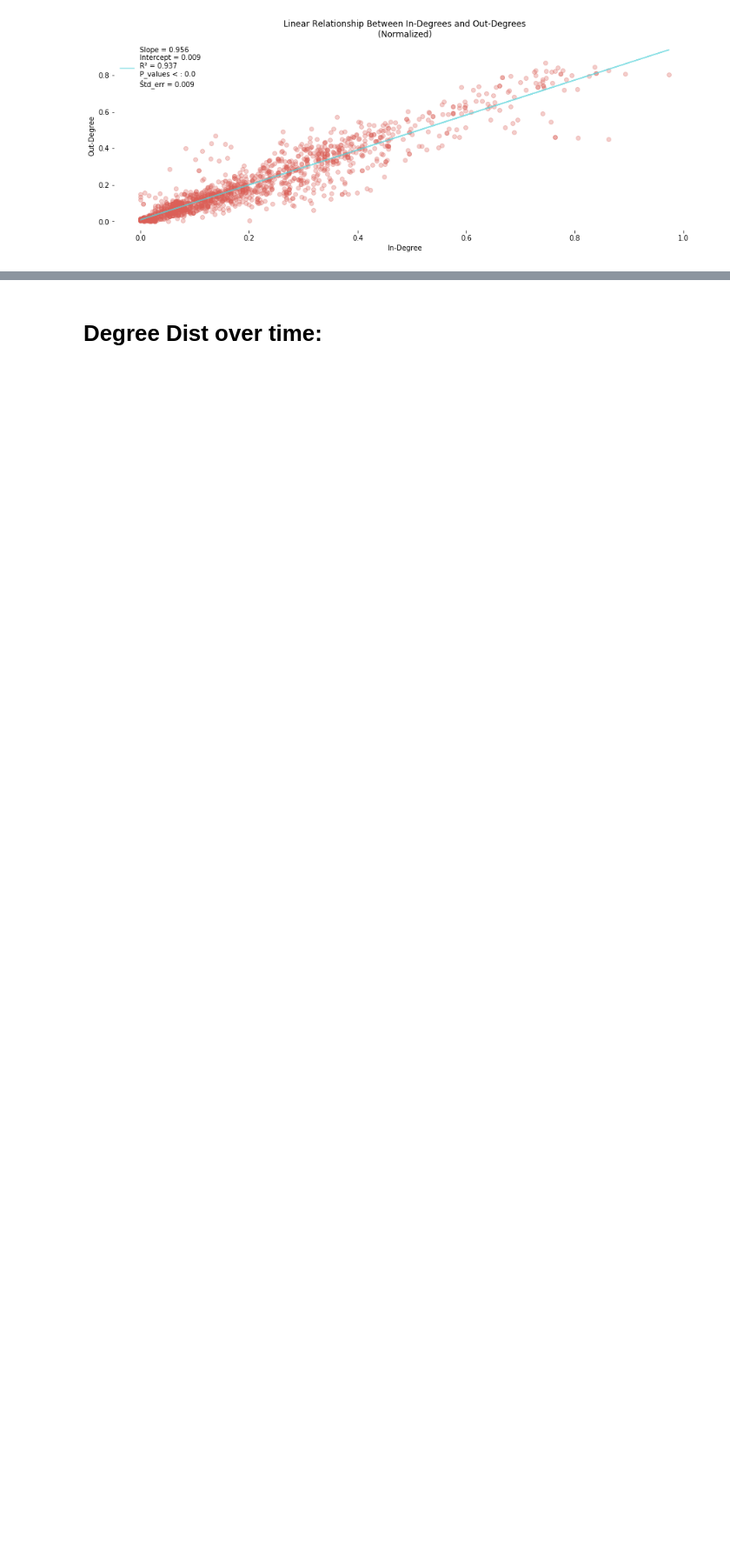
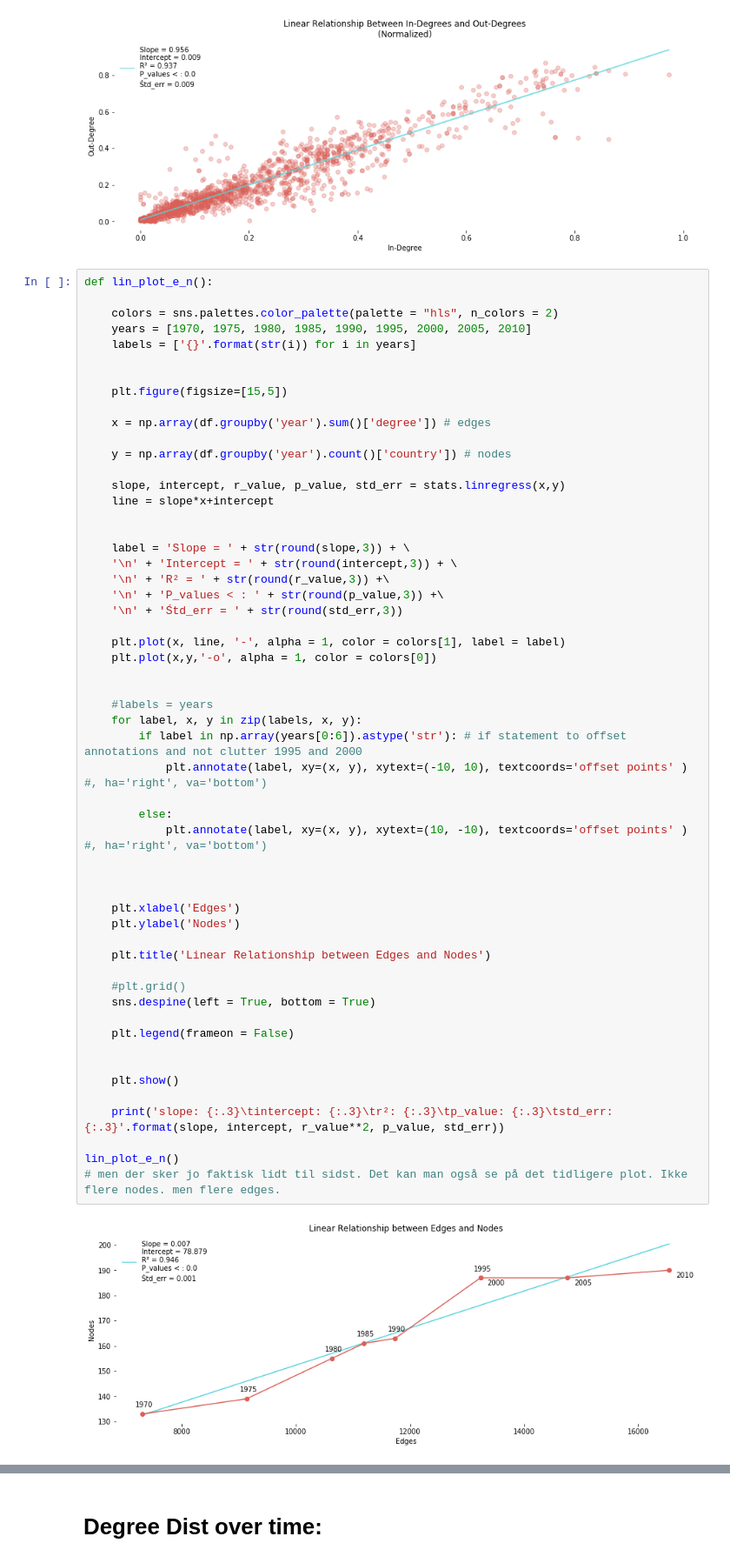
Before and after one commit to Polichinel/SNA, a Jupyter notebook: main_py.ipynb, the cells around one changed output, grey strips where cells are left out. Shown at 87% size. Drawn from its saved outputs; the diff is of its cells as text; blank space fills up the shorter version.

```diff
--- a/main_py.ipynb
+++ b/main_py.ipynb
@@ -102,3 +102,60 @@ def plot_in_out(df=df):
 plot_in_out()
 # %% [output]
 [figure]
+# %%
+def lin_plot_e_n():
+
+    colors = sns.palettes.color_palette(palette = "hls", n_colors = 2)
+    years = [1970, 1975, 1980, 1985, 1990, 1995, 2000, 2005, 2010]
+    labels = ['{}'.format(str(i)) for i in years]
+
+
+    plt.figure(figsize=[15,5])
+
+    x = np.array(df.groupby('year').sum()['degree']) # edges
+
+    y = np.array(df.groupby('year').count()['country']) # nodes
+
+    slope, intercept, r_value, p_value, std_err = stats.linregress(x,y)
+    line = slope*x+intercept
+
+
+    label = 'Slope = ' + str(round(slope,3)) + \
+    '\n' + 'Intercept = ' + str(round(intercept,3)) + \
+    '\n' + 'R² = ' + str(round(r_value,3)) +\
+    '\n' + 'P_values < : ' + str(round(p_value,3)) +\
+    '\n' + 'Śtd_err = ' + str(round(std_err,3))
+
+    plt.plot(x, line, '-', alpha = 1, color = colors[1], label = label)
+    plt.plot(x,y,'-o', alpha = 1, color = colors[0])
+
+
+    #labels = years
+    for label, x, y in zip(labels, x, y):
+        if label in np.array(years[0:6]).astype('str'): # if statement to offset annotations and not clutter 1995 and 2000
+            plt.annotate(label, xy=(x, y), xytext=(-10, 10), textcoords='offset points' ) #, ha='right', va='bottom')
+
+        else:
+            plt.annotate(label, xy=(x, y), xytext=(10, -10), textcoords='offset points' ) #, ha='right', va='bottom')
+
+
+
+    plt.xlabel('Edges')
+    plt.ylabel('Nodes')
+
+    plt.title('Linear Relationship between Edges and Nodes')
+
+    #plt.grid()
+    sns.despine(left = True, bottom = True)
+
+    plt.legend(frameon = False)
+
+
+    plt.show()
+
+    print('slope: {:.3}\tintercept: {:.3}\tr²: {:.3}\tp_value: {:.3}\tstd_err: {:.3}'.format(slope, intercept, r_value**2, p_value, std_err))
+
+lin_plot_e_n()
+# men der sker jo faktisk lidt til sidst. Det kan man også se på det tidligere plot. Ikke flere nodes. men flere edges.
+# %% [output]
+[figure, added]
```
Also changed, not shown: parts of 1 cell of this notebook.
